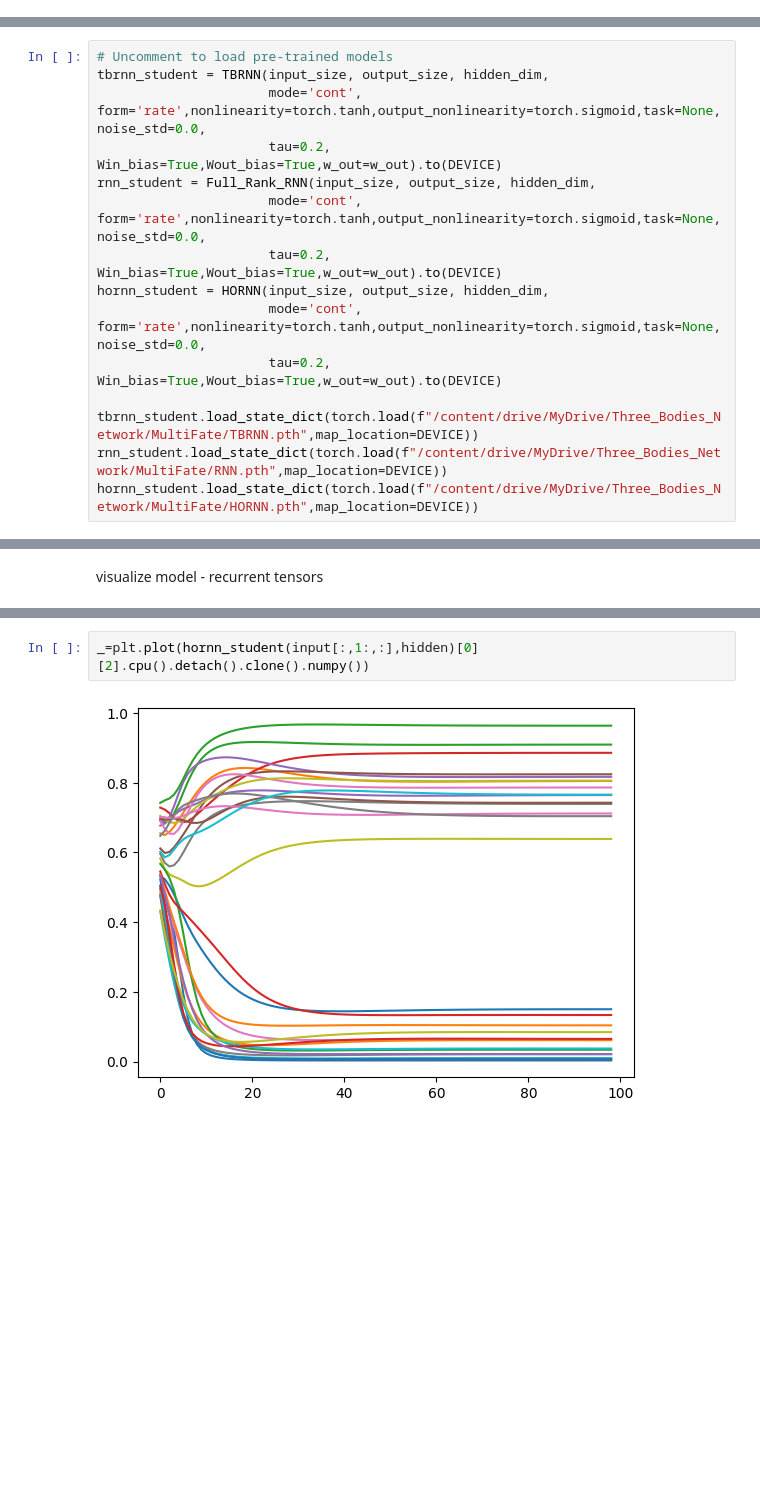
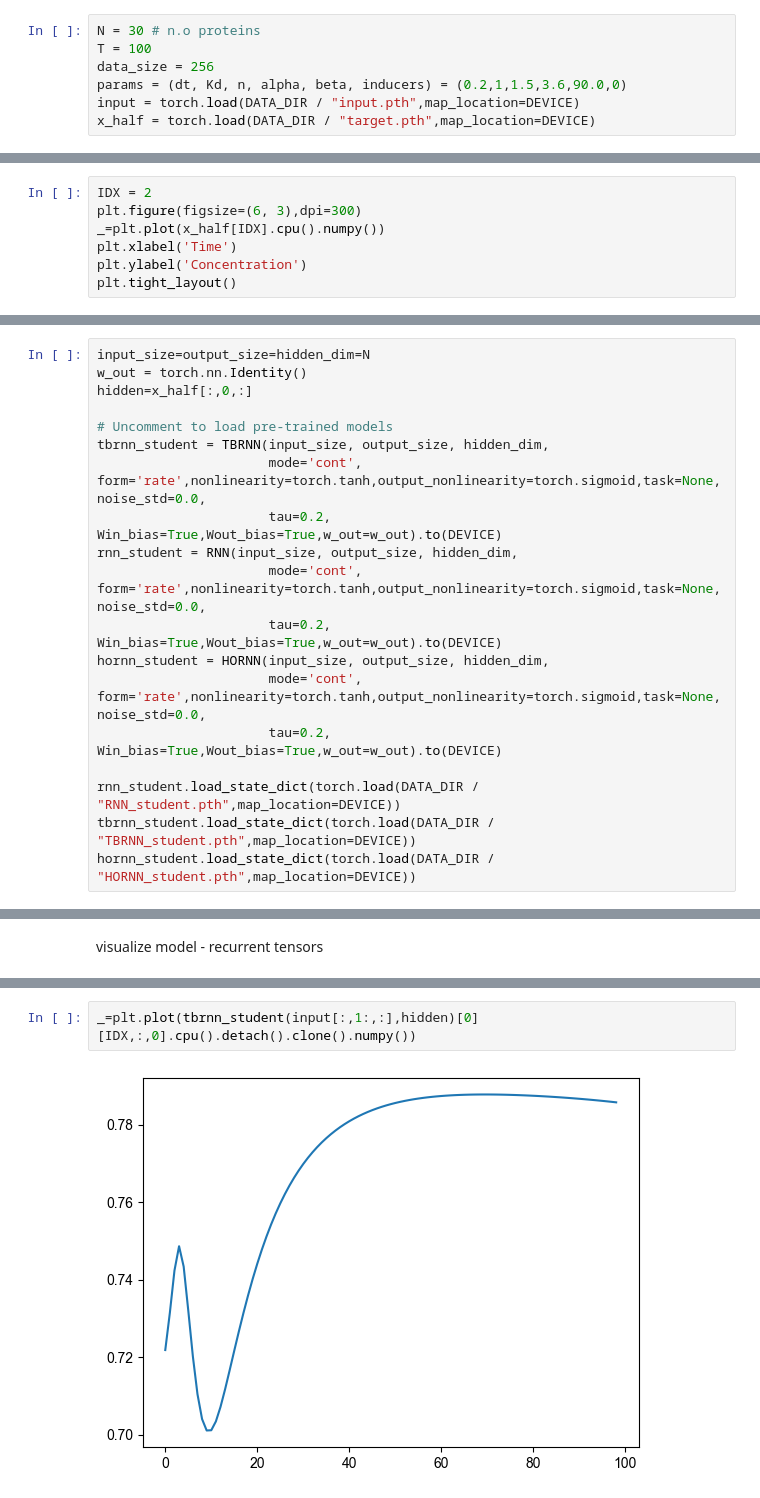
Before and after one commit to gilad-altshuler/Three_Body_RNN, a Jupyter notebook: notebooks/4_MultiFate_inference.ipynb, the cells around one changed output, grey strips where cells are left out. Saved outputs shown, nothing was run; the diff lists cells and outputs as text; blank space fills up the shorter version.

```diff
--- a/notebooks/4_MultiFate_inference.ipynb
+++ b/notebooks/4_MultiFate_inference.ipynb
@@ -89,2 +104,9 @@ input = torch.load(f"/content/drive/MyDrive/Three_Bodies_Network/MultiFate/input
+# %%
+N = 30 # n.o proteins
+T = 100
+data_size = 256
+params = (dt, Kd, n, alpha, beta, inducers) = (0.2,1,1.5,3.6,90.0,0)
+input = torch.load(DATA_DIR / "input.pth",map_location=DEVICE)
+x_half = torch.load(DATA_DIR / "target.pth",map_location=DEVICE)
 # %% [markdown]
 Dataset visualize and stats
@@ -94,0 +113,7 @@ _=plt.plot(x_half[-8].cpu().numpy())
+# %%
+IDX = 2
+plt.figure(figsize=(6, 3),dpi=300)
+_=plt.plot(x_half[IDX].cpu().numpy())
+plt.xlabel('Time')
+plt.ylabel('Concentration')
+plt.tight_layout()
@@ -113,17 +137,21 @@ w_out = torch.nn.Identity()
 # %%
+input_size=output_size=hidden_dim=N
+w_out = torch.nn.Identity()
+hidden=x_half[:,0,:]
+
 # Uncomment to load pre-trained models
 tbrnn_student = TBRNN(input_size, output_size, hidden_dim,
                       mode='cont', form='rate',nonlinearity=torch.tanh,output_nonlinearity=torch.sigmoid,task=None,noise_std=0.0,
                       tau=0.2, Win_bias=True,Wout_bias=True,w_out=w_out).to(DEVICE)
-rnn_student = Full_Rank_RNN(input_size, output_size, hidden_dim,
+rnn_student = RNN(input_size, output_size, hidden_dim,
                       mode='cont', form='rate',nonlinearity=torch.tanh,output_nonlinearity=torch.sigmoid,task=None,noise_std=0.0,
                       tau=0.2, Win_bias=True,Wout_bias=True,w_out=w_out).to(DEVICE)
 hornn_student = HORNN(input_size, output_size, hidden_dim,
                       mode='cont', form='rate',nonlinearity=torch.tanh,output_nonlinearity=torch.sigmoid,task=None,noise_std=0.0,
                       tau=0.2, Win_bias=True,Wout_bias=True,w_out=w_out).to(DEVICE)
 
-tbrnn_student.load_state_dict(torch.load(f"/content/drive/MyDrive/Three_Bodies_Network/MultiFate/TBRNN.pth",map_location=DEVICE))
-rnn_student.load_state_dict(torch.load(f"/content/drive/MyDrive/Three_Bodies_Network/MultiFate/RNN.pth",map_location=DEVICE))
-hornn_student.load_state_dict(torch.load(f"/content/drive/MyDrive/Three_Bodies_Network/MultiFate/HORNN.pth",map_location=DEVICE))
+rnn_student.load_state_dict(torch.load(DATA_DIR / "RNN_student.pth",map_location=DEVICE))
+tbrnn_student.load_state_dict(torch.load(DATA_DIR / "TBRNN_student.pth",map_location=DEVICE))
+hornn_student.load_state_dict(torch.load(DATA_DIR / "HORNN_student.pth",map_location=DEVICE))
 # %% [output]
 <All keys matched successfully>
@@ -170,5 +199,5 @@ plt.imshow(W.cpu().detach().numpy())
 # %%
-_=plt.plot(hornn_student(input[:,1:,:],hidden)[0][2].cpu().detach().clone().numpy())
+_=plt.plot(tbrnn_student(input[:,1:,:],hidden)[0][IDX,:,0].cpu().detach().clone().numpy())
 # %% [output]
-[figure, old version]
+[figure, new version]
 # %%
```
Also changed, not shown: parts of 14 cells of this notebook.
